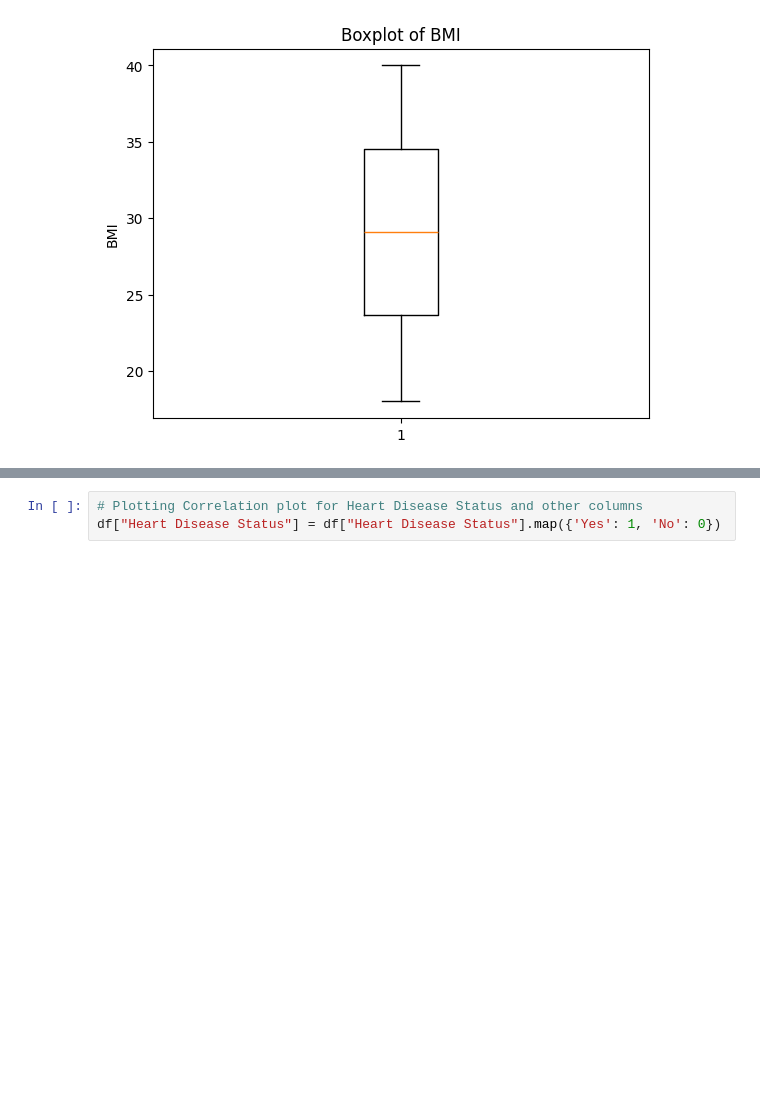
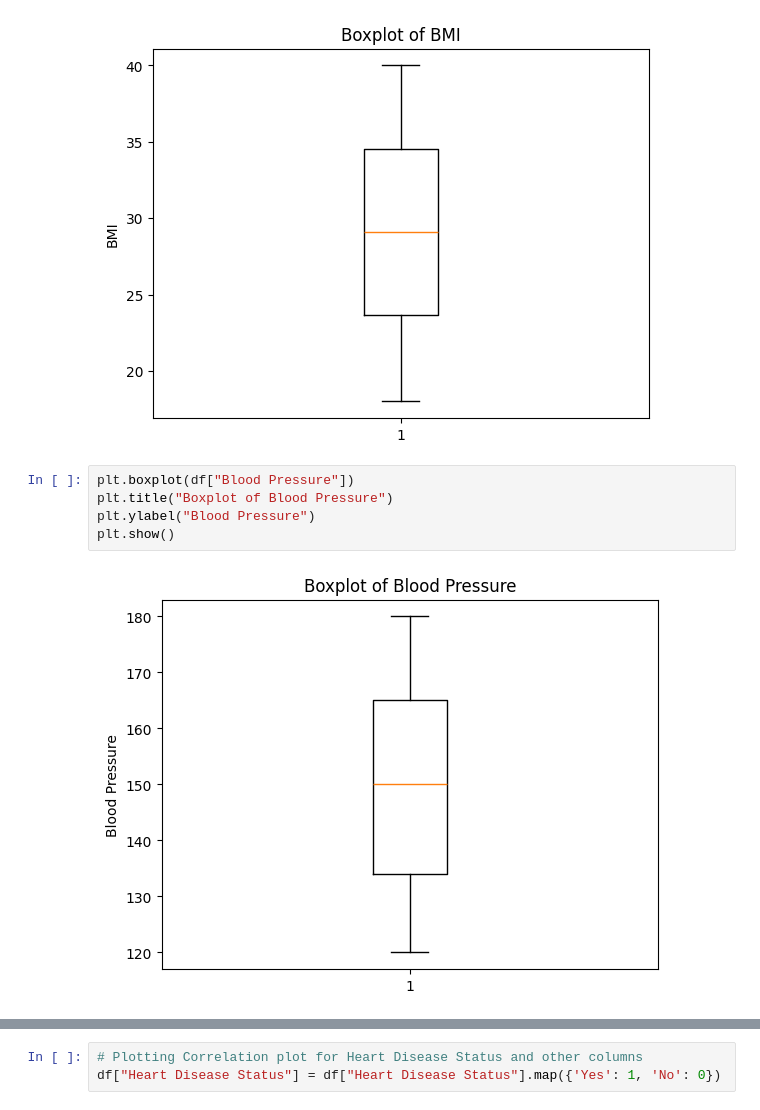
Before and after one commit to Victory91/Group-A-Data-science-project, a Jupyter notebook: Group_A_Project.ipynb, the cells around one changed output, grey strips where cells are left out. Drawn from its saved outputs; the diff is of its cells as text; blank space fills up the shorter version.

```diff
--- a/Group_A_Project.ipynb
+++ b/Group_A_Project.ipynb
@@ -173,3 +231,10 @@ plt.ylabel("BMI")
 plt.show()
 # %% [output]
 [figure]
+# %%
+plt.boxplot(df["Blood Pressure"])
+plt.title("Boxplot of Blood Pressure")
+plt.ylabel("Blood Pressure")
+plt.show()
+# %% [output]
+[figure, added]
```
Also changed, not shown: parts of 10 cells of this notebook.
